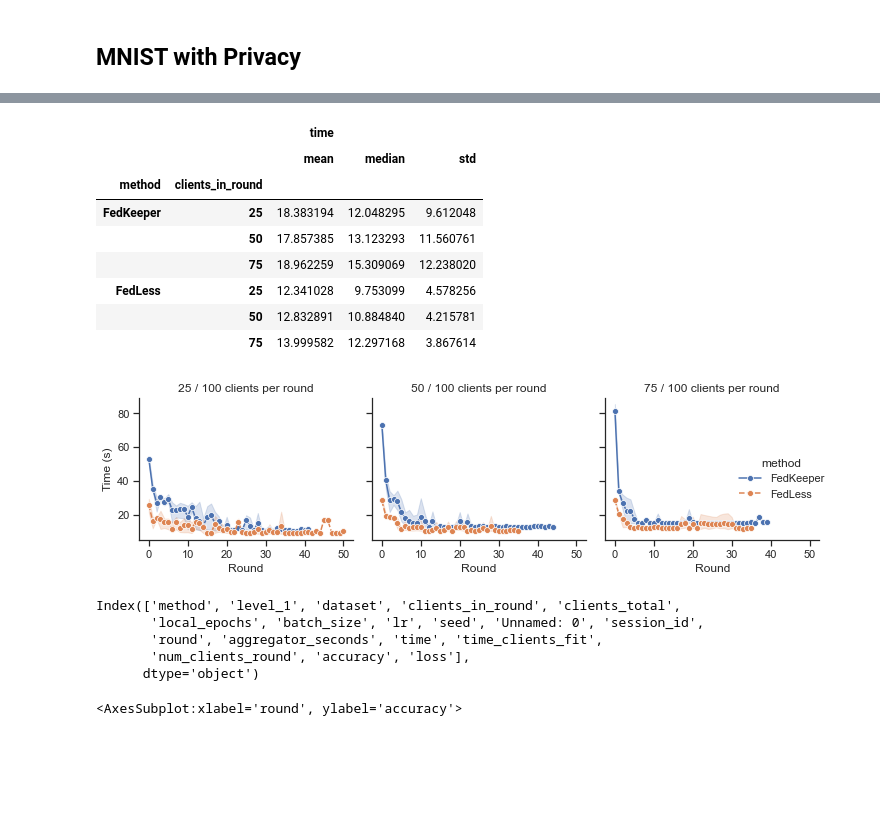
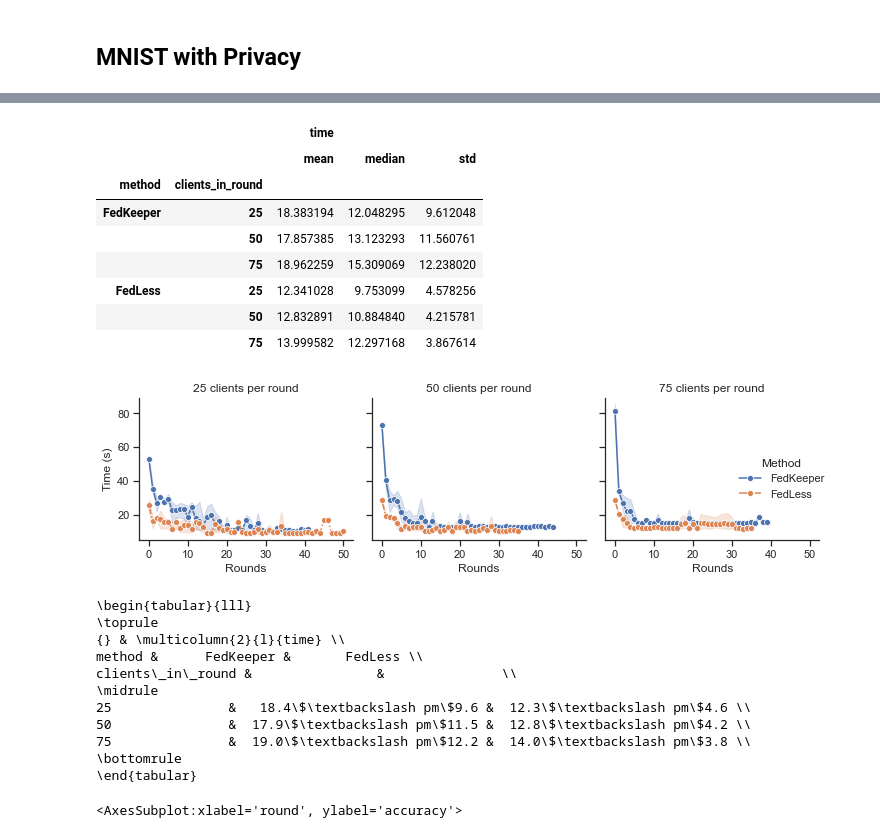
Before and after one commit to Serverless-Federated-Learning/FedLesScan, a Jupyter notebook: experiments/fedless-analysis.ipynb, the cells around one changed output, grey strips where cells are left out. Drawn from its saved outputs; the diff is of its cells as text; code cells hidden in the pictures; blank space fills up the shorter version.

```diff
--- a/experiments/fedless-analysis.ipynb
+++ b/experiments/fedless-analysis.ipynb
@@ -171,3 +27,10 @@ fedless_client_df["provider"] = fedless_client_df["fun_obj"].map(lambda x: x["ty
+# %%
+plt.style.use(['science','high-contrast', 'ieee'])
+# %%
+flower_df = process_flower_logs(FLOWER_LOGS_DIR)
+fedkeeper_df, fedkeeper_clients_df = read_fedless_logs(f"{ROOT_OUT_DIR}/fedkeeper*-*-*-*-*-*-*")
+fedless_df, fedless_clients_df = read_fedless_logs(f"{ROOT_OUT_DIR}/fedless-[!d]*-*-*-*-*-*", ignore_dp=True) # [!d] ignores DP experiments
+fedless_dp_df, fedless_dp_clients_df = read_fedless_logs(f"{ROOT_OUT_DIR}/fedless-dp-*", ignore_dp=False)
 # %% [markdown]
 ## MNIST
 # %%
@@ -475,0 +380,25 @@ Text(0, 0.5, 'Round Duration (sec)')
+# %%
+fedkeeper_gcloud_client_1_log_df = pd.read_csv("/Users/andreas/workspace/thesis-code/out/fedkeeper-fedless-gcloud-logs/downloaded-logs-20210805-181515-http-1.csv")
+fedless_gcloud_client_1_log_df = pd.read_csv("/Users/andreas/workspace/thesis-code/out/fedkeeper-fedless-gcloud-logs/downloaded-logs-20210805-181149-client-indep-1.csv")
+fedkeeper_uncached_gcloud_clientlog_df = pd.read_csv("/Users/andreas/workspace/thesis-code/out/fedkeeper-fedless-gcloud-logs/downloaded-logs-20210806-152324-client-no-caching.csv")
+
+
+print(f"GCloud Client Functions runtime based on >30 rounds of 1 client each with same hyperparameters")
+vals = []
+for method, df in [("FedLess", fedless_gcloud_client_1_log_df), ("FedKeeper (Optimized)", fedkeeper_gcloud_client_1_log_df), ("FedKeeper (Vanilla)", fedkeeper_uncached_gcloud_clientlog_df)]:
+    log_statements  = df[df['textPayload'].astype(str).str.contains("Function execution took ")].textPayload
+    timings = np.array([float(line[len("Function execution took "):].split(' ')[0]) for line in log_statements]) / 1000
+    vals.append((method, timings))
+    print(f"{method}: {timings.mean()}+-{timings.std()}ms")
+
+df = pd.concat([pd.Series(timings) for _, timings in vals], keys=[m for m, _ in vals], names=["method"]).to_frame().reset_index()
+sns.set_theme(style="ticks")
+#plt.style.use("seaborn-paper")
+#sns.set_style('whitegrid')
+fig, ax = plt.subplots(figsize=(6, 4))
+sns.boxplot(x="method", y=0, data=df, ax=ax, showfliers=False) # showfliers=False => WARM STARTS ONLY
+ax.set_xlabel("")
+ax.set_ylabel("Time (s)")
+fig.tight_layout()
+
+fedkeeper_optimization_mean_difference = (df[df["method"] == "fedkeeper (vanilla)"].mean() - df[df["method"] == "fedkeeper (optimized)"].mean())[0]
@@ -506,39 +421,57 @@ MultiIndex([('FedKeeper',   0),
 # %%
+fedkeeper_unoptimized = fedkeeper_df.loc[("mnist", slice(1, 75), 100),:].reset_index().copy()
+fedkeeper_unoptimized["time"] += fedkeeper_optimization_mean_difference
 fl_fk_comp_df = pd.concat([
     fedkeeper_df.loc[("mnist", slice(1, 75), 100),:].reset_index(),
+#    fedkeeper_unoptimized,
     fedless_df_.loc[("mnist", slice(1, 75), 100),:].reset_index()
 ], keys=["FedKeeper", "FedLess"], names=["method"]).reset_index()
+#], keys=["FedKeeper (optimized)", "FedKeeper (vanilla)", "FedLess"], names=["method"]).reset_index()
+fl_fk_comp_df['cumsum'] = fl_fk_comp_df.groupby(["method", "clients_in_round", "seed"])['time'].transform(pd.Series.cumsum)
 # %%
 sns.set_theme(style="ticks")
-grid = sns.FacetGrid(fl_fk_comp_df, col="clients_in_round",hue="method", hue_kws={"ls" : ["-","--"]})
+#sns.set_style("whitegrid")
+grid = sns.FacetGrid(fl_fk_comp_df, col="clients_in_round",hue="method", hue_kws={"ls" : ["-","-.",":"]})
 grid.map(sns.lineplot, "round", "time", marker="o")
-grid.set_axis_labels("Round", "Time (s)")
-grid.set_titles(col_template="{col_name} / 100 clients per round")# , row_template="{row_name}")
+grid.set_axis_labels("Rounds", "Time (s)")
+grid.set_titles(col_template="{col_name} clients per round")# , row_template="{row_name}")
 grid.add_legend()
 grid.fig.tight_layout()
+grid._legend.set_title("Method")
 filename = "fedkeeper-fedless-timings.pdf"
 os.remove(filename) if os.path.exists(filename) else None
 grid.savefig(filename)#, overwrite=True)
 fl_fk_comp_df.groupby(["method", "clients_in_round"]).agg({'time': [np.mean, np.median, np.std]})
 # %% [output]
 |  |  | time |  |  |
 |  |  | mean | median | std |
 | method | clients_in_round |  |  |  |
 | FedKeeper | 25 | 18.383194 | 12.048295 | 9.612048 |
 |  | 50 | 17.857385 | 13.123293 | 11.560761 |
 |  | 75 | 18.962259 | 15.309069 | 12.238020 |
 | FedLess | 25 | 12.341028 | 9.753099 | 4.578256 |
 |  | 50 | 12.832891 | 10.884840 | 4.215781 |
 |  | 75 | 13.999582 | 12.297168 | 3.867614 |
-[figure, old version]
+[figure, new version]
-# %%
-fl_fk_comp_df.columns
-# %% [output]
-Index(['method', 'level_1', 'dataset', 'clients_in_round', 'clients_total',
-       'local_epochs', 'batch_size', 'lr', 'seed', 'Unnamed: 0', 'session_id',
-       'round', 'aggregator_seconds', 'time', 'time_clients_fit',
-       'num_clients_round', 'accuracy', 'loss'],
-      dtype='object')
+# %%
+def mean_std(vals):
+    return f"{np.mean(vals).round(1)}$\pm${np.std(vals).round(1)}"
+df_ = fl_fk_comp_df.groupby(["method", "clients_in_round"]).agg({'time': [mean_std]})#[np.mean, np.median, np.std]}).T.round(1)
+df_.columns = ["time"]
+#print(df_.to_latex())
+print(df_.reset_index().pivot(index="clients_in_round", columns="method").to_latex())
+# %% [output]
+\begin{tabular}{lll}
+\toprule
+{} & \multicolumn{2}{l}{time} \\
+method &      FedKeeper &       FedLess \\
+clients\_in\_round &                &               \\
+\midrule
+25               &   18.4\$\textbackslash pm\$9.6 &  12.3\$\textbackslash pm\$4.6 \\
+50               &  17.9\$\textbackslash pm\$11.5 &  12.8\$\textbackslash pm\$4.2 \\
+75               &  19.0\$\textbackslash pm\$12.2 &  14.0\$\textbackslash pm\$3.8 \\
+\bottomrule
+\end{tabular}
 # %%
 df_ = fl_fk_comp_df
 sns.lineplot(x="round", y="accuracy", data=df_, hue="method", style="clients_in_round")
```
Also changed, not shown: parts of 26 cells of this notebook, 6 other files.
